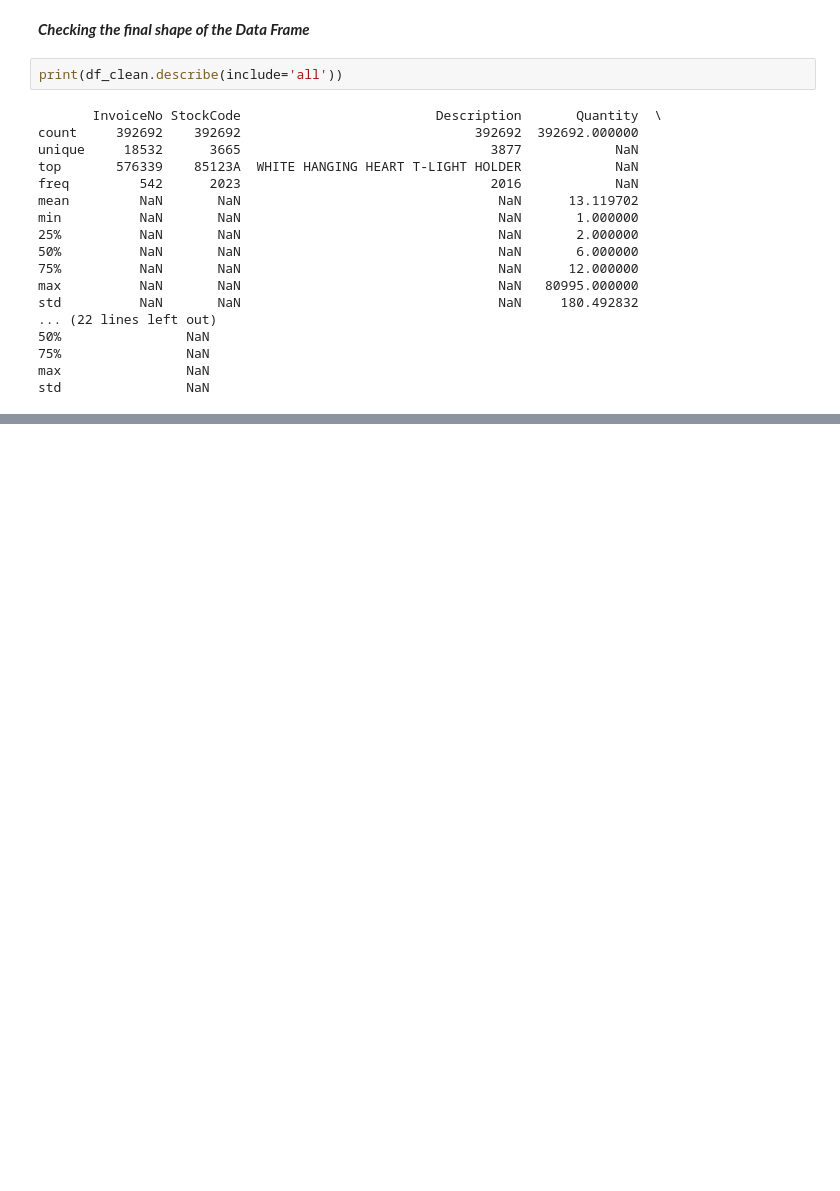
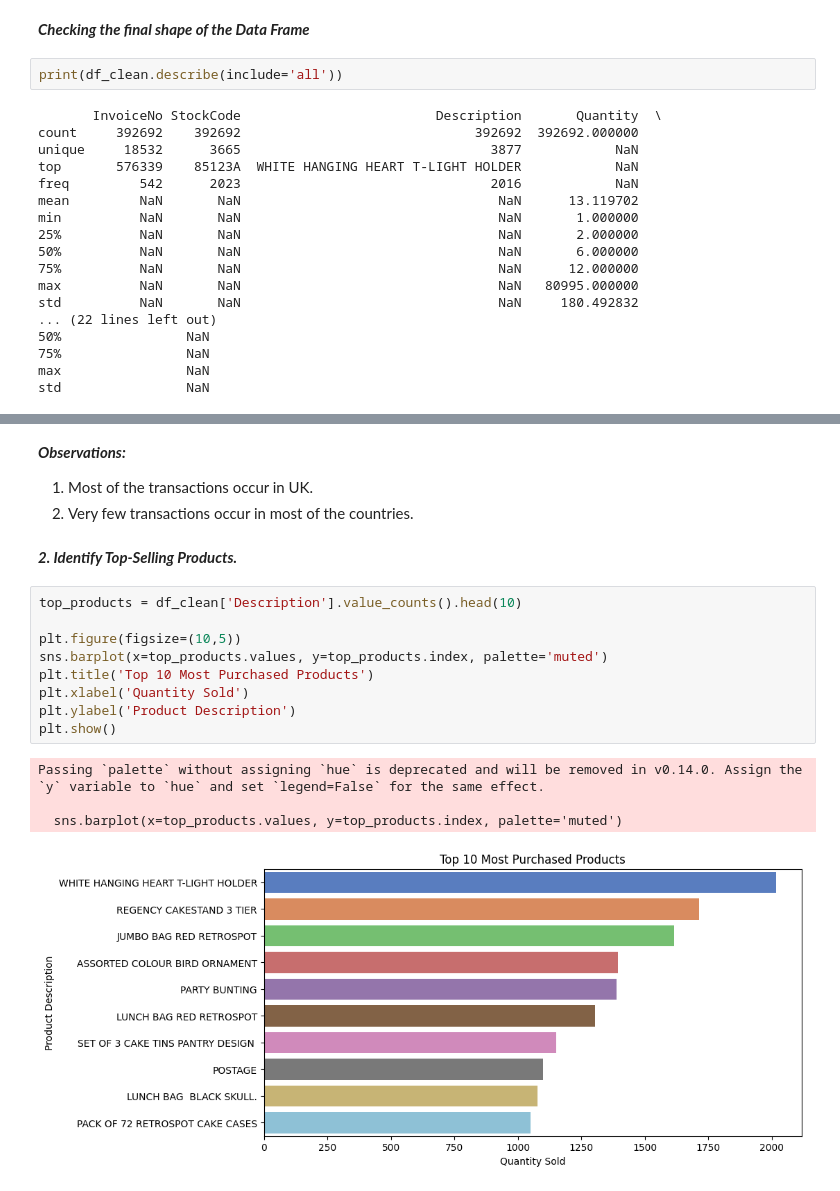
Before and after one commit to Shubhampandey1git/-Shopper-Spectrum-Customer-Segmentation-and-Product-Recommendations-in-E-Commerce, a Jupyter notebook: test.ipynb, the cells around one changed output, grey strips where cells are left out. Drawn from its saved outputs; the diff is of its cells as text; blank space fills up the shorter version.

```diff
--- a/test.ipynb
+++ b/test.ipynb
@@ -112,0 +141,20 @@ std                NaN
+# %% [markdown]
+***Observations:***
+1. Most of the transactions occur in UK.
+2. Very few transactions occur in most of the countries.
+# %% [markdown]
+***2. Identify Top-Selling Products.***
+# %%
+top_products = df_clean['Description'].value_counts().head(10)
+
+plt.figure(figsize=(10,5))
+sns.barplot(x=top_products.values, y=top_products.index, palette='muted')
+plt.title('Top 10 Most Purchased Products')
+plt.xlabel('Quantity Sold')
+plt.ylabel('Product Description')
+plt.show()
+# %% [output]
+Passing `palette` without assigning `hue` is deprecated and will be removed in v0.14.0. Assign the `y` variable to `hue` and set `legend=False` for the same effect.
+
+  sns.barplot(x=top_products.values, y=top_products.index, palette='muted')
+[figure, added]
```
Also changed, not shown: parts of 60 cells of this notebook, 8 other files.
